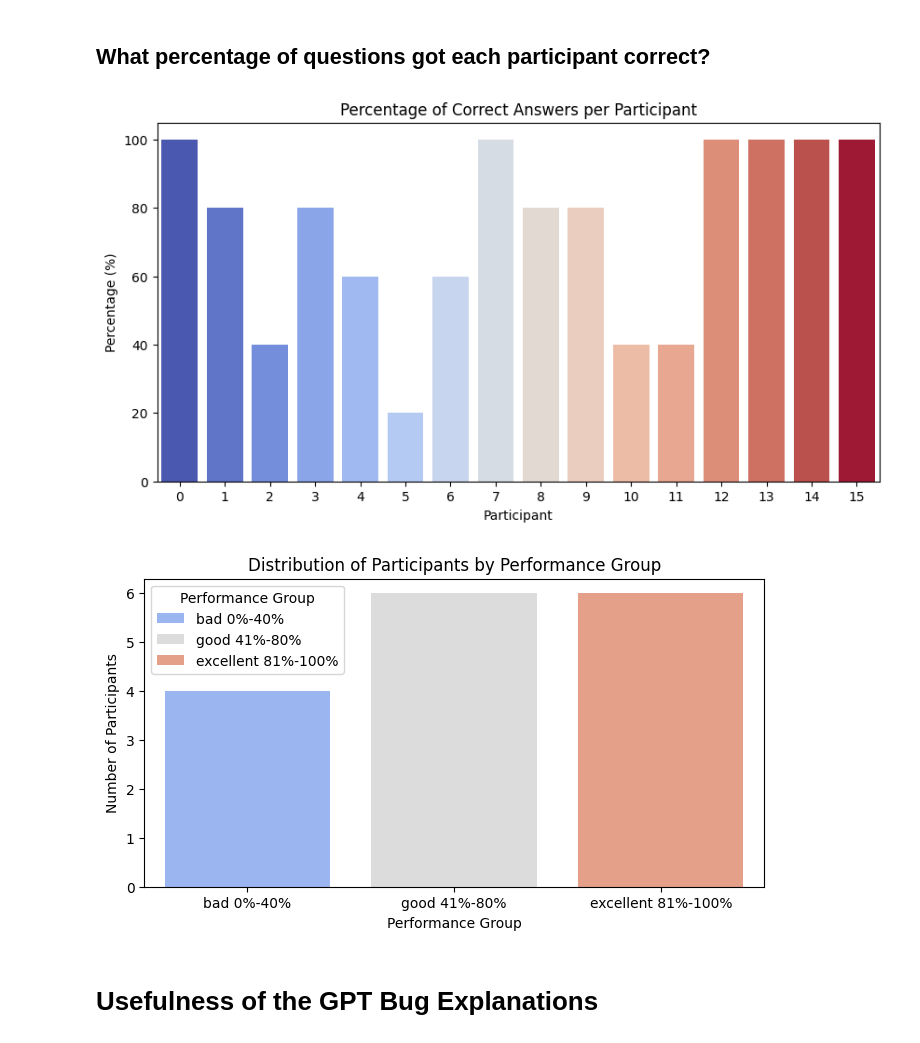
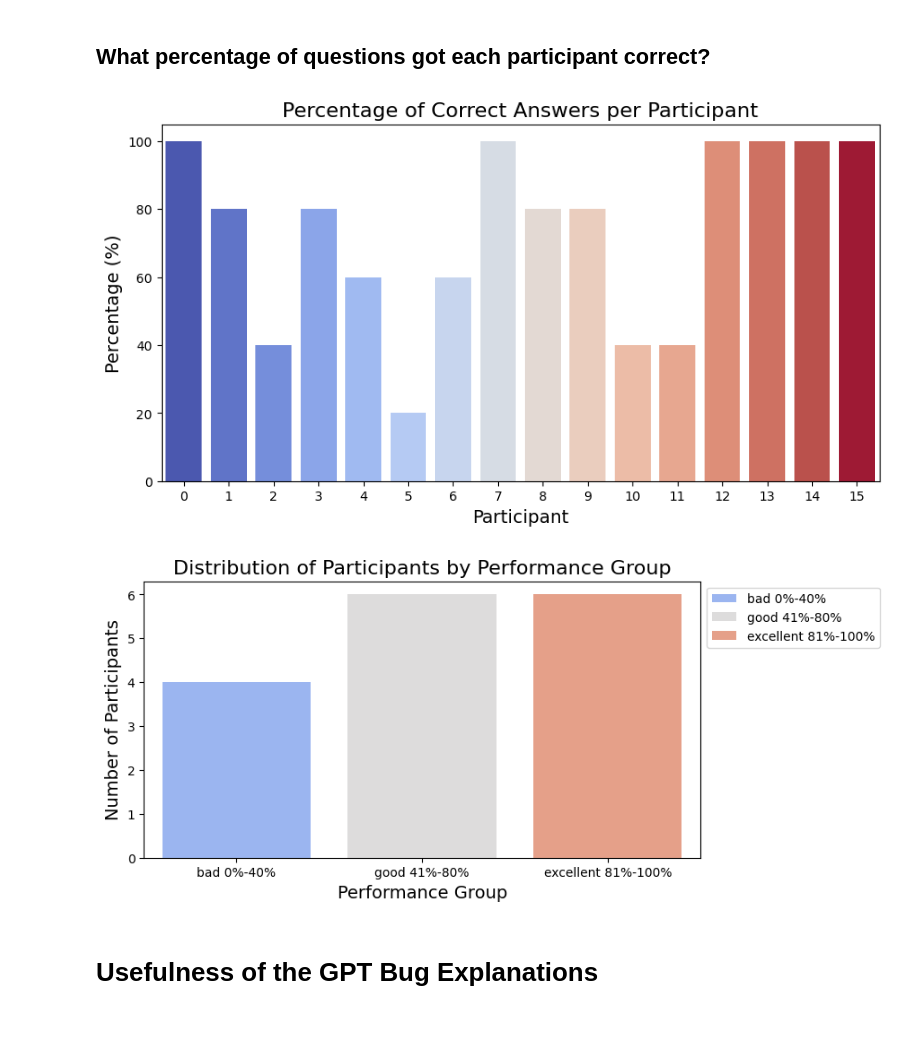
Before and after one commit to valeriatisch/LLM4FailureExplanation, a Jupyter notebook: survey/evaluation.ipynb, the cells around one changed output. Saved outputs shown, nothing was run; the diff lists cells and outputs as text; code cells hidden in the pictures.

Commit message:
increased fontsize for title, x & y labels

```diff
--- a/survey/evaluation.ipynb
+++ b/survey/evaluation.ipynb
@@ -95,27 +95,28 @@ programming_test_df.loc[:, 'total_correct_%'] = programming_test_df[[f'{col}_cor
 # %%
 plt.figure(figsize=(10, 5))
 sns.barplot(x=programming_test_df.index, y=programming_test_df['total_correct_%'], palette='coolwarm', hue=programming_test_df.index, legend=False)
-plt.title('Percentage of Correct Answers per Participant')
-plt.xlabel('Participant')
-plt.ylabel('Percentage (%)')
+plt.title('Percentage of Correct Answers per Participant', fontsize=16)
+plt.xlabel('Participant', fontsize=14)
+plt.ylabel('Percentage (%)', fontsize=14)
 plt.savefig(visualizations_dir / 'programming_test_percentage_correct_answers_per_participant.png', dpi=1200)
 plt.show()
 # %% [output]
-[figure, old version]
+[figure, new version]
 # %%
 # Group the people into bad, good, and excellent based on their total_correct_% score
 programming_test_df.loc[:, 'group'] = pd.cut(programming_test_df['total_correct_%'], bins=[0, 40, 80, 100], labels=['bad 0%-40%', 'good 41%-80%', 'excellent 81%-100%'])
 # %%
 plt.figure(figsize=(8, 4))
 ax = sns.countplot(x='group', data=programming_test_df, palette='coolwarm', hue='group', legend=True)
 ax.legend(title='Performance Group')
-plt.title('Distribution of Participants by Performance Group')
-plt.xlabel('Performance Group')
-plt.ylabel('Number of Participants')
+plt.title('Distribution of Participants by Performance Group', fontsize=16)
+plt.xlabel('Performance Group', fontsize=14)
+plt.ylabel('Number of Participants', fontsize=14)
+plt.legend(loc='upper left', bbox_to_anchor=(1, 1))
 plt.savefig(visualizations_dir / 'programming_test_performance_group_distribution.png', dpi=1200, bbox_inches='tight')
 plt.show()
 # %% [output]
-[figure, old version]
+[figure, new version]
 # %% [markdown]
 # Usefulness of the GPT Bug Explanations
 # %%
```
Also changed, not shown: parts of 31 cells of this notebook, 44 other files.
